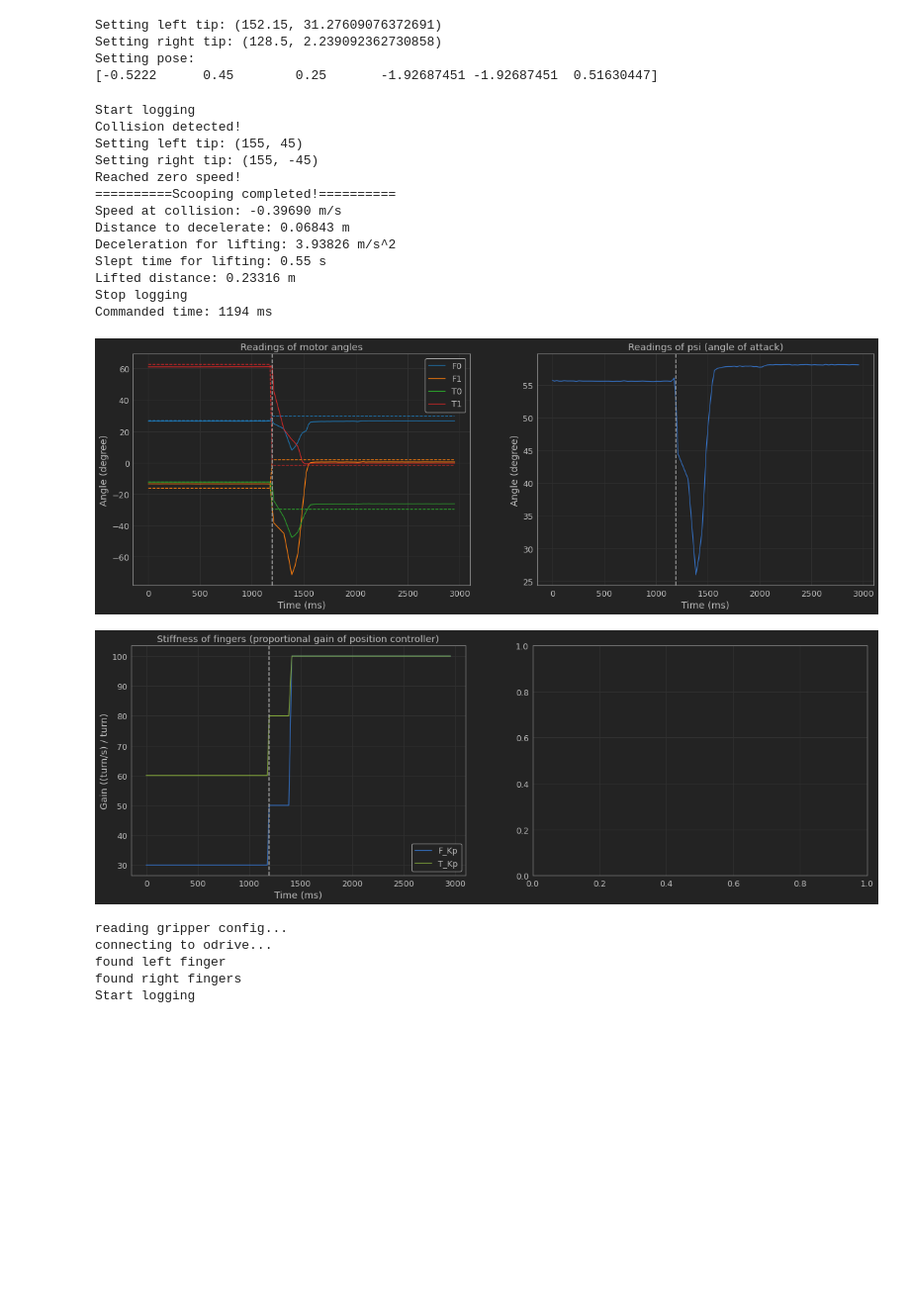
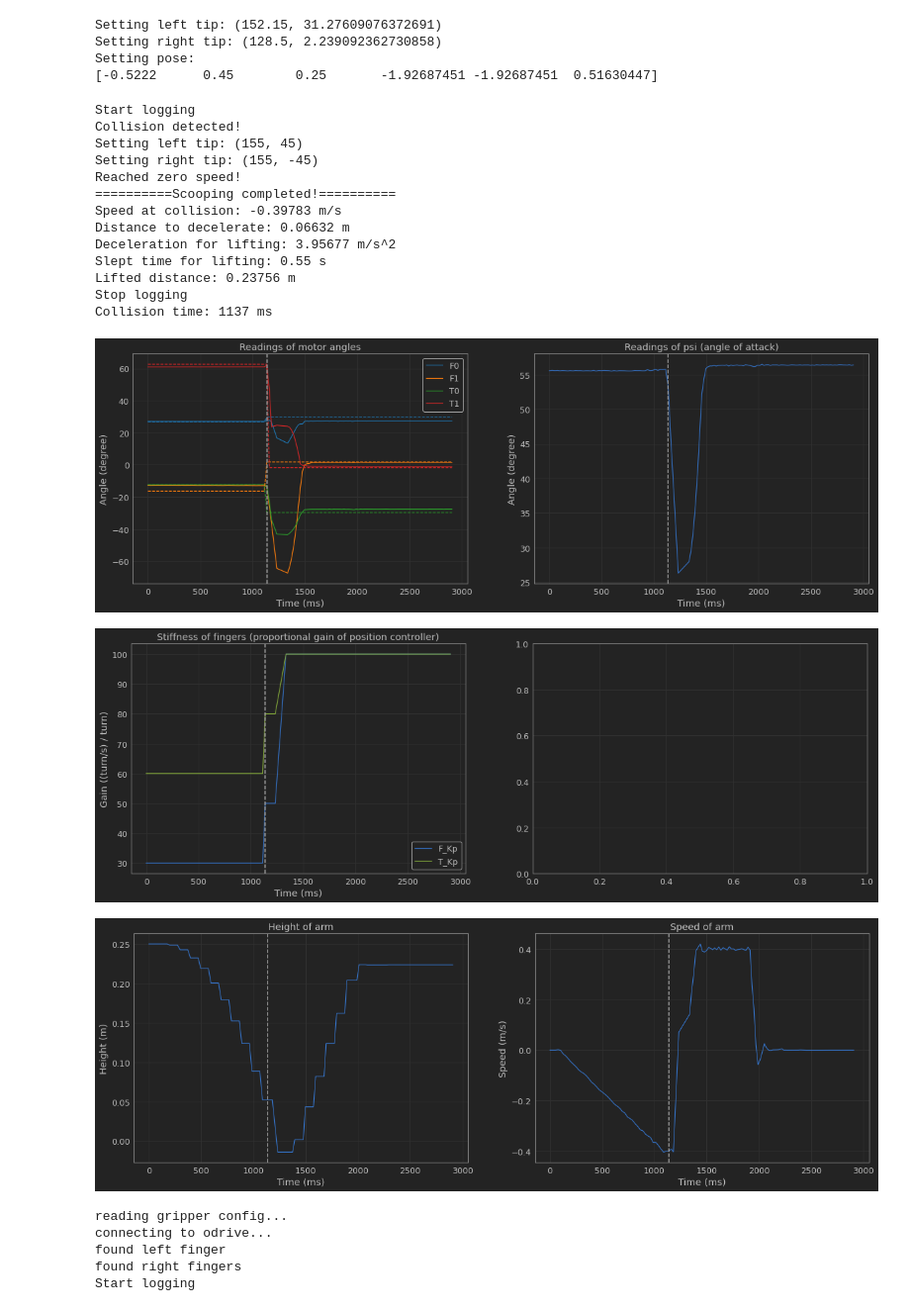
Before and after one commit to JS-RML/high_speed_scooping, a Jupyter notebook: script/scooping_test.ipynb, the cells around one changed output. Shown at 99% size. Saved outputs shown, nothing was run; the diff lists cells and outputs as text; code cells hidden in the pictures; blank space fills up the shorter version.

Commit message:
Add plot stuff to `data_logger.py`

```diff
--- a/script/scooping_test.ipynb
+++ b/script/scooping_test.ipynb
@@ -34,6 +35,7 @@ array([[ 4.81464646e-05,  8.66007353e-01, -5.00031262e-01],
 # %%
 gripper = DDGripper("ddh_scooping")
 scoop = HighSpeedScooping(ur, gripper, "hss_green_domino_fast")
+logger = DataLogger(ur, gripper, scoop)
 # %% [output]
 reading gripper config...
 connecting to odrive...
@@ -48,26 +50,30 @@ Setting right tip: (128.5, 2.239092362730858)
 Setting pose:
 [-0.5222      0.45        0.25       -1.92687451 -1.92687451  0.51630447]
 # %%
-gripper.logged = True
+# gripper.logged = True
+logger.logged = True
 scoop.simple_scoop()
-gripper.logged = False
-gripper.display_log(scoop.theta,True)
+logger.logged = False
+logger.plot_data(True)
+# gripper.logged = False
+# gripper.display_log(scoop.theta,True)
 # %% [output]
 Start logging
 Collision detected!
 Setting left tip: (155, 45)
 Setting right tip: (155, -45)
 Reached zero speed!
 ==========Scooping completed!==========
-Speed at collision: -0.39690 m/s
-Distance to decelerate: 0.06843 m
-Deceleration for lifting: 3.93826 m/s^2
+Speed at collision: -0.39783 m/s
+Distance to decelerate: 0.06632 m
+Deceleration for lifting: 3.95677 m/s^2
 Slept time for lifting: 0.55 s
-Lifted distance: 0.23316 m
+Lifted distance: 0.23756 m
 Stop logging
-Commanded time: 1194 ms
+Collision time: 1137 ms
-[figure, old version]
+[figure, new version]
-[figure, old version]
+[figure, new version]
+[figure, added]
 # %%
 gripper.disarm()
 # %%
```
Also changed, not shown: parts of 1 cell of this notebook, 3 other files.
